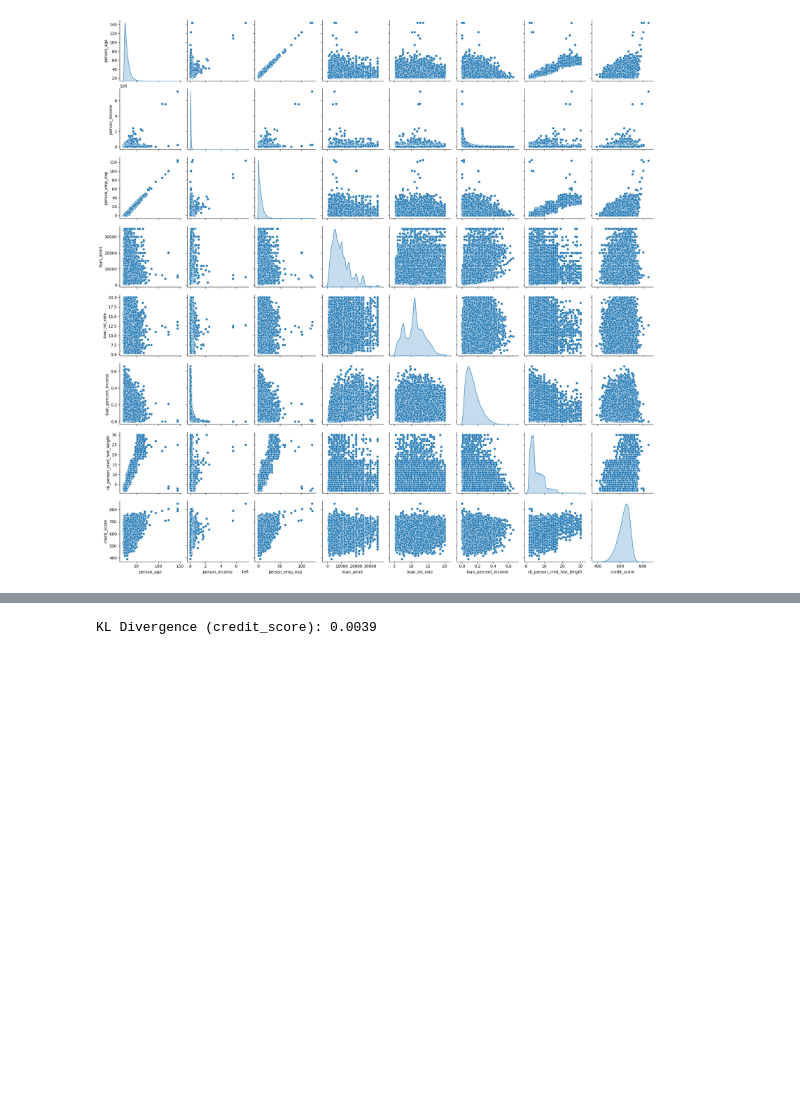
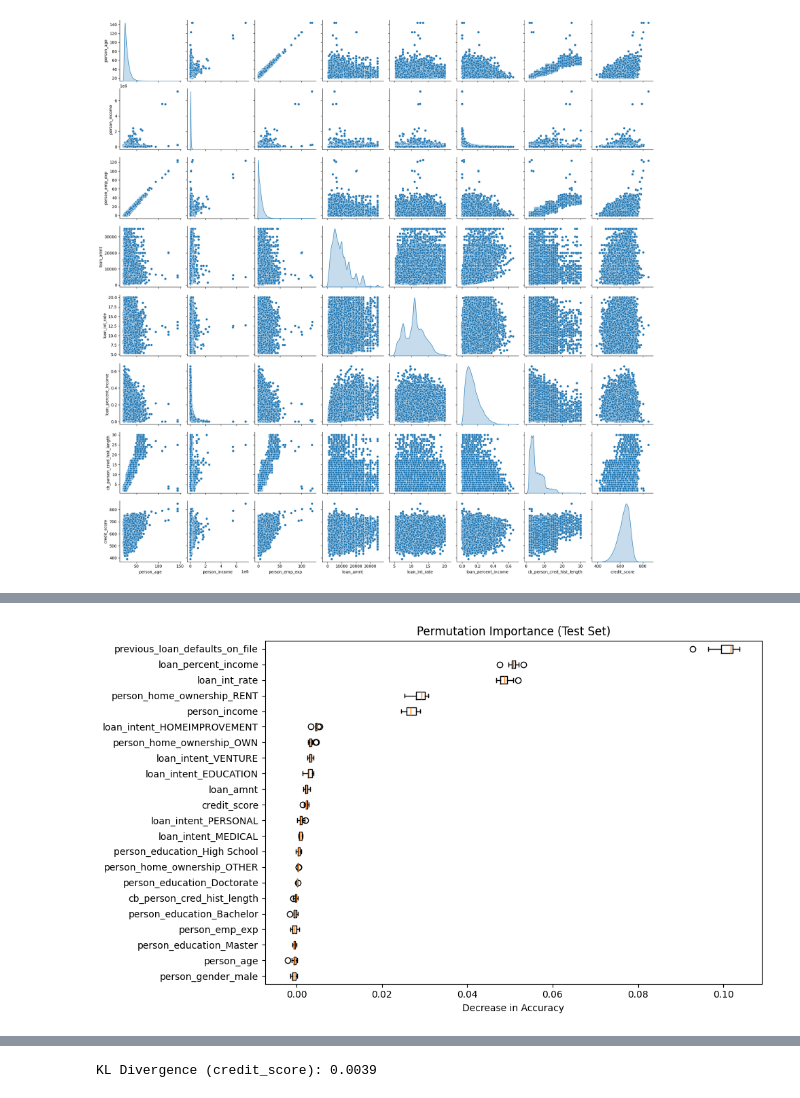
Before and after one commit to samuelbaldwin05/PredictingLoanDefaults, a Jupyter notebook: notebooks/loan_default.ipynb, the cells around one changed output, grey strips where cells are left out. Saved outputs shown, nothing was run; the diff lists cells and outputs as text; code cells hidden in the pictures; blank space fills up the shorter version.

```diff
--- a/notebooks/loan_default.ipynb
+++ b/notebooks/loan_default.ipynb
@@ -253,0 +262,16 @@ def compute_kl_divergence(df, feature, target_class, eps=1e-10):
+# %%
+from sklearn.inspection import permutation_importance
+
+# For Random Forest
+result = permutation_importance(rf, X_test, y_test, n_repeats=10, random_state=23)
+sorted_idx = result.importances_mean.argsort()
+
+plt.figure(figsize=(10, 6))
+plt.boxplot(result.importances[sorted_idx].T,
+           vert=False, labels=np.array(columns)[sorted_idx])
+plt.title("Permutation Importance (Test Set)")
+plt.xlabel("Decrease in Accuracy")
+plt.tight_layout()
+plt.show()
+# %% [output]
+[figure, added]
```
Also changed, not shown: parts of 5 cells of this notebook, 1 other file.
